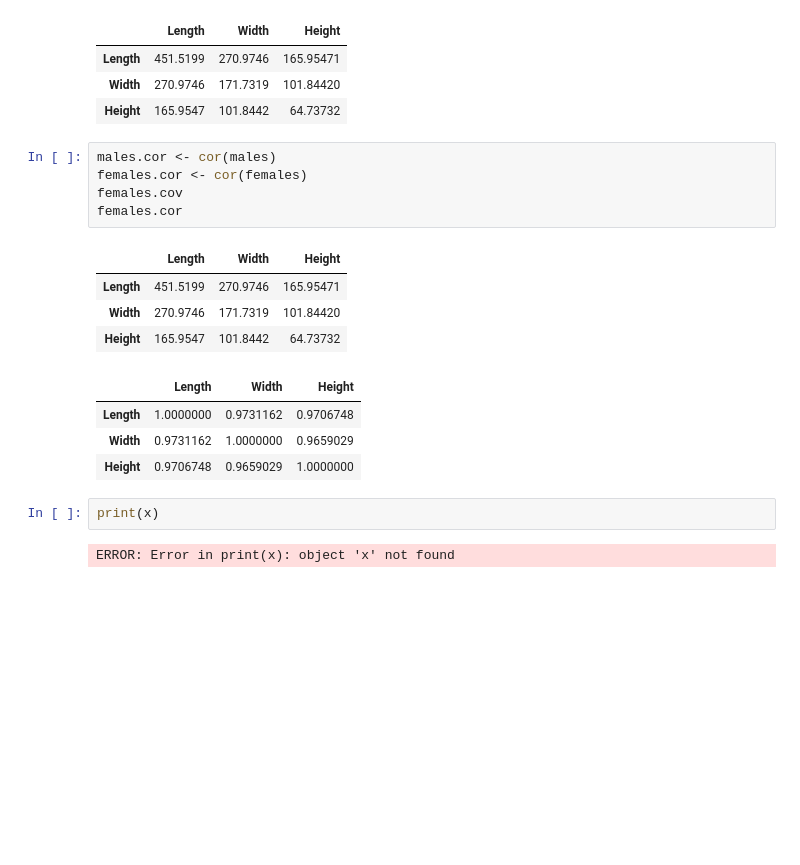
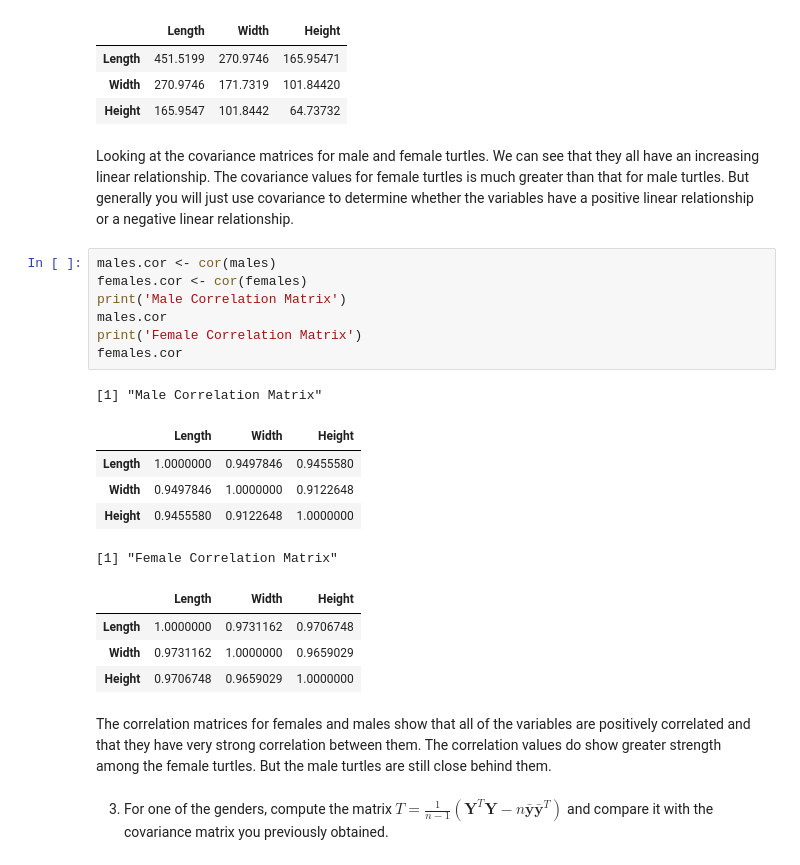
Before and after one commit to michael-huber2772/STAT5650, a Jupyter notebook: Assignments/Assignment1/Homework_1.ipynb, the cells around one changed output. Saved outputs shown, nothing was run; the diff lists cells and outputs as text; blank space fills up the shorter version.

```diff
--- a/Assignments/Assignment1/Homework_1.ipynb
+++ b/Assignments/Assignment1/Homework_1.ipynb
@@ -123,21 +123,27 @@ females.cov
 | Length | 451.5199 | 270.9746 | 165.95471 |
 | Width | 270.9746 | 171.7319 | 101.84420 |
 | Height | 165.9547 | 101.8442 | 64.73732 |
+# %% [markdown]
+Looking at the covariance matrices for male and female turtles. We can see that they all have an increasing linear relationship. The covariance values for female turtles is much greater than that for male turtles. But generally you will just use covariance to determine whether the variables have a positive linear relationship or a negative linear relationship.
 # %%
 males.cor <- cor(males)
 females.cor <- cor(females)
-females.cov
+print('Male Correlation Matrix')
+males.cor
+print('Female Correlation Matrix')
 females.cor
 # %% [output]
+[1] "Male Correlation Matrix"
 |  | Length | Width | Height |
-| Length | 451.5199 | 270.9746 | 165.95471 |
-| Width | 270.9746 | 171.7319 | 101.84420 |
-| Height | 165.9547 | 101.8442 | 64.73732 |
+| Length | 1.0000000 | 0.9497846 | 0.9455580 |
+| Width | 0.9497846 | 1.0000000 | 0.9122648 |
+| Height | 0.9455580 | 0.9122648 | 1.0000000 |
+[1] "Female Correlation Matrix"
 |  | Length | Width | Height |
 | Length | 1.0000000 | 0.9731162 | 0.9706748 |
 | Width | 0.9731162 | 1.0000000 | 0.9659029 |
 | Height | 0.9706748 | 0.9659029 | 1.0000000 |
-# %%
-print(x)
-# %% [output]
-ERROR: Error in print(x): object 'x' not found
+# %% [markdown]
+The correlation matrices for females and males show that all of the variables are positively correlated and that they have very strong correlation between them. The correlation values do show greater strength among the female turtles. But the male turtles are still close behind them.
+# %% [markdown]
+3. For one of the genders, compute the matrix $T = \frac{1}{n-1} (\mathbf{Y}^T \mathbf{Y} - n \mathbf{\bar{y}} \mathbf{\bar{y}}^T)$ and compare it with the covariance matrix you previously obtained.
```
Also changed, not shown: parts of 4 cells of this notebook, 2 other files.
